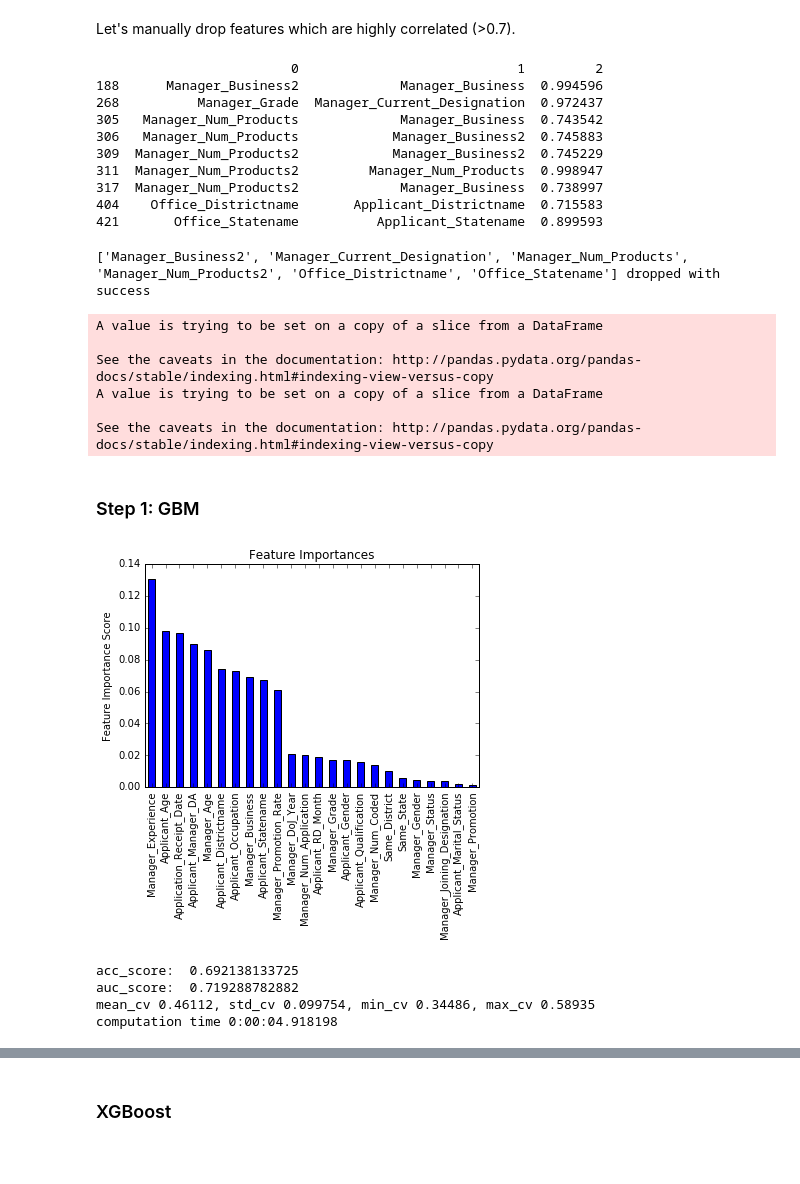
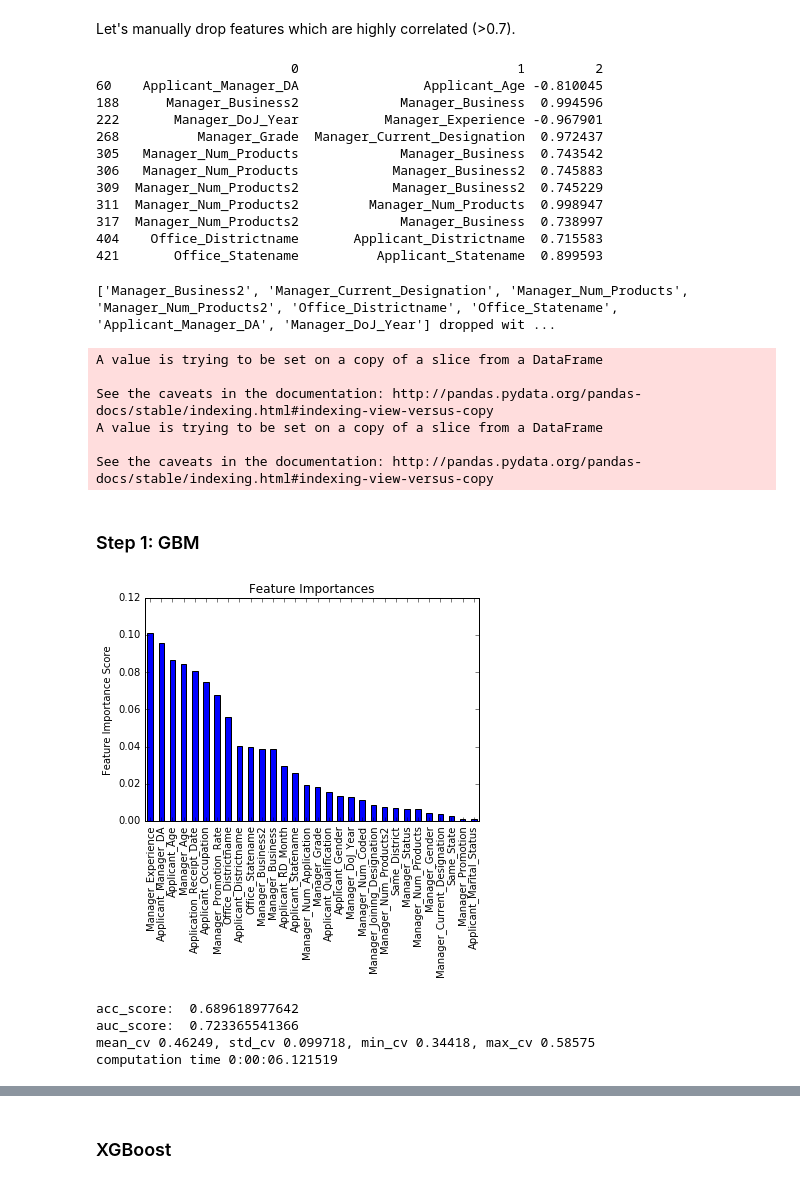
Before and after one commit to kthouz/the_smart_recruits, a Jupyter notebook: the smart recruits 2.ipynb, the cells around one changed output, grey strips where cells are left out. Cells and saved outputs as stored; diff of their text form; code cells hidden in the pictures; blank space fills up the shorter version.

```diff
--- a/the smart recruits.ipynb
+++ b/the smart recruits 2.ipynb
@@ -568,10 +562,12 @@ for i in range(len(correlations.index)):
         xy_cor.append((correlations.index[i],correlations.index[j],correlations.loc[correlations.index[i],correlations.index[j]]))
 correlations_long = pd.DataFrame(xy_cor)
 correlations_long = correlations_long.sort_values(0, ascending=True).reset_index().drop('index',axis=1)
-print correlations_long[correlations_long[2]>0.7]
+print correlations_long[(correlations_long[2]>0.7) | (correlations_long[2]<-0.7)]
 # %% [output]
                          0                            1         2
+60    Applicant_Manager_DA                Applicant_Age -0.810045
 188      Manager_Business2             Manager_Business  0.994596
+222       Manager_DoJ_Year           Manager_Experience -0.967901
 268          Manager_Grade  Manager_Current_Designation  0.972437
 305   Manager_Num_Products             Manager_Business  0.743542
 306   Manager_Num_Products            Manager_Business2  0.745883
@@ -582,7 +578,7 @@ print correlations_long[correlations_long[2]>0.7]
 421       Office_Statename          Applicant_Statename  0.899593
 # %%
 features_to_drop = ['Manager_Business2','Manager_Current_Designation','Manager_Num_Products','Manager_Num_Products2',
-                    'Office_Districtname','Office_Statename']
+                    'Office_Districtname','Office_Statename','Applicant_Manager_DA','Manager_DoJ_Year']
 data_copy = data.copy()
 test_copy = test.copy()
 
@@ -596,7 +592,7 @@ except:
 #data = data_copy.copy()
 #test = test_copy.copy()
 # %% [output]
-['Manager_Business2', 'Manager_Current_Designation', 'Manager_Num_Products', 'Manager_Num_Products2', 'Office_Districtname', 'Office_Statename'] dropped with success
+['Manager_Business2', 'Manager_Current_Designation', 'Manager_Num_Products', 'Manager_Num_Products2', 'Office_Districtname', 'Office_Statename', 'Applicant_Manager_DA', 'Manager_DoJ_Year'] dropped wit ...
 A value is trying to be set on a copy of a slice from a DataFrame
 
 See the caveats in the documentation: http://pandas.pydata.org/pandas-docs/stable/indexing.html#indexing-view-versus-copy
@@ -610,7 +606,7 @@ from sklearn.ensemble import GradientBoostingClassifier
 from sklearn import cross_validation, metrics
 from sklearn.grid_search import GridSearchCV
 
-def modelfit_cv(model,dtrain,predictors,target,cv_folds=5,printFeatureImportance=True,printReport=True):
+def modelfit_cv(model,dtrain,dtest, predictors,target,cv_folds=5,printFeatureImportance=True,printReport=True):
     """
     function for cross-validating models
     """
@@ -618,6 +614,14 @@ def modelfit_cv(model,dtrain,predictors,target,cv_folds=5,printFeatureImportance
     model.fit(dtrain[predictors],dtrain[target])
     dtrain_pred = model.predict(dtrain[predictors])
     dtrain_predprob = model.predict_proba(dtrain[predictors])[:,1]
+
+    dtest_pred = model.predict(dtest[predictors])
+    dtest_predprob = model.predict_proba(dtest[predictors])[:,1]
+    df_test_pred = pd.DataFrame(dtest['ID'].values)
+    df_test_pred['Business_Sourced'] = dtest_pred
+    df_test_pred.columns = ['ID','Business_Sourced']
+    #df_test_pred.index = dtest['ID']
+    df_test_pred.to_csv('mygbm.csv', index=None)
 
     cv_score = cross_validation.cross_val_score(model,dtrain[predictors],dtrain[target],cv=cv_folds,scoring='roc_auc')
     acc_score = metrics.accuracy_score(dtrain[target].values,dtrain_pred)
@@ -632,6 +636,8 @@ def modelfit_cv(model,dtrain,predictors,target,cv_folds=5,printFeatureImportance
     output = {
         'dtrain_pred':dtrain_pred,
         'dtrain_predprob':dtrain_predprob,
+        'dtest_pred':dtest_pred,
+        'dtest_predprob':dtest_predprob,
         'acc_score':acc_score,
         'auc_score':auc_score,
         'mean_cv':stats[0],
@@ -650,13 +656,13 @@ def modelfit_cv(model,dtrain,predictors,target,cv_folds=5,printFeatureImportance
 # %%
 baseline_GBM = GradientBoostingClassifier(random_state=10)
 IDCol = 'ID'
 target = 'Business_Sourced'
 predictors = [x for x in data.columns if x not in ['ID']+[target]]
-result_baseline = modelfit_cv(baseline_GBM,data,predictors,target,cv_folds=5,printFeatureImportance=True)
+result_baseline = modelfit_cv(baseline_GBM,data,test,predictors,target,cv_folds=5,printFeatureImportance=True)
 # %% [output]
-[figure, old version]
+[figure, new version]
-acc_score:  0.692138133725
-auc_score:  0.719288782882
-mean_cv 0.46112, std_cv 0.099754, min_cv 0.34486, max_cv 0.58935
-computation time 0:00:04.918198
+acc_score:  0.689618977642
+auc_score:  0.723365541366
+mean_cv 0.46249, std_cv 0.099718, min_cv 0.34418, max_cv 0.58575
+computation time 0:00:06.121519
 # %%
```
Also changed, not shown: parts of 15 cells of this notebook.
